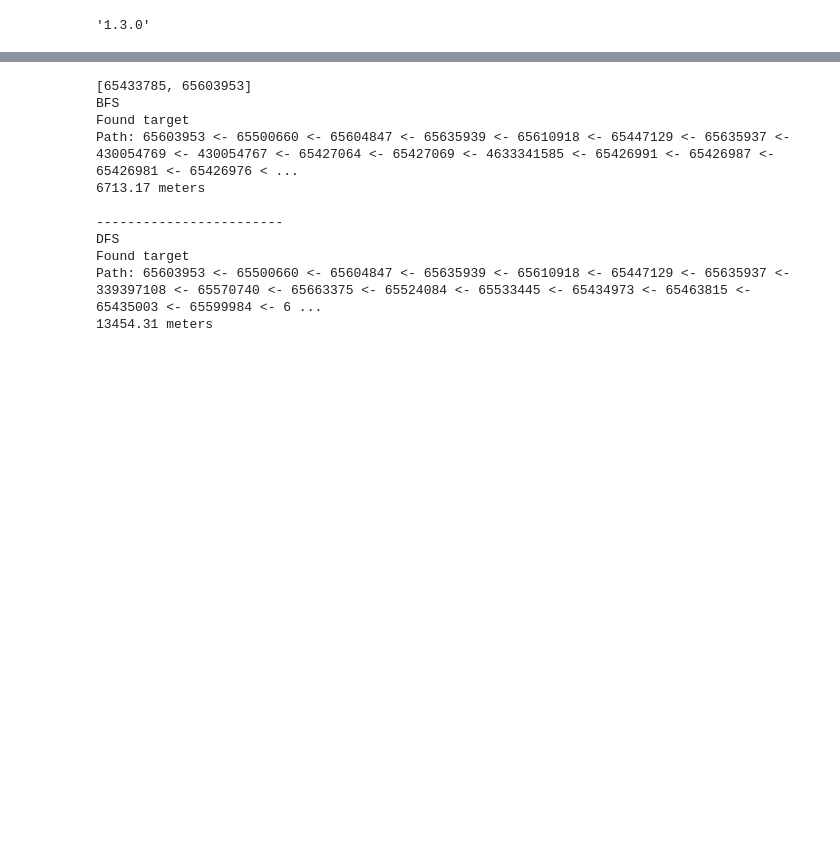
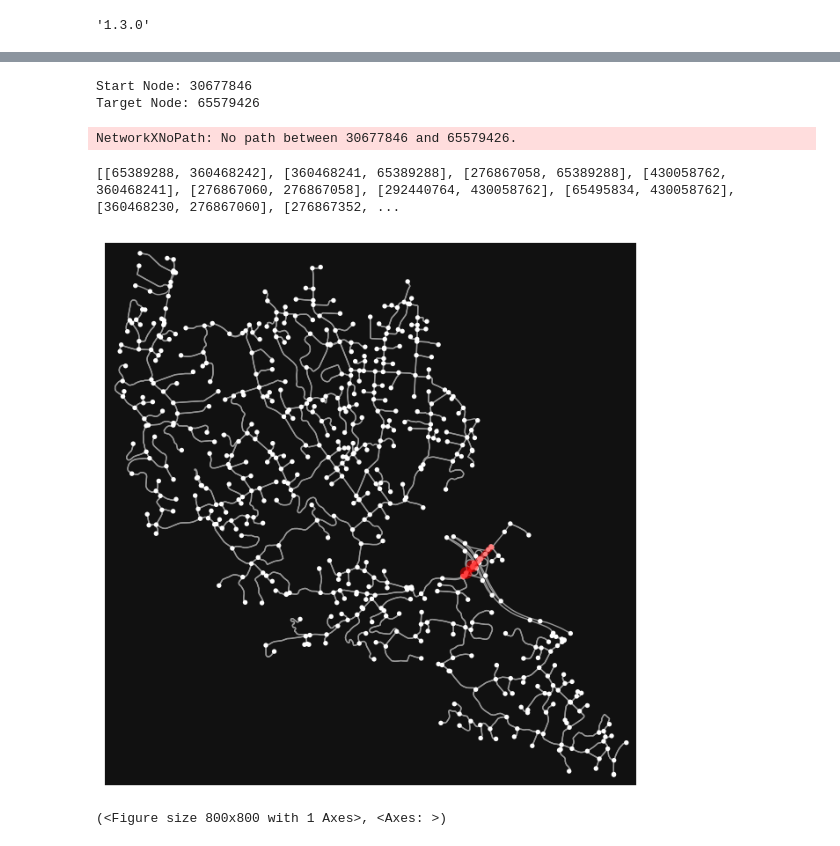
Before and after one commit to vitorfrois/complex-networks-navigation, a Jupyter notebook: demo.ipynb, the cells around one changed output, grey strips where cells are left out. Drawn from its saved outputs; the diff is of its cells as text; code cells hidden in the pictures; blank space fills up the shorter version.

Commit message:
Updated to use nx shortest path

```diff
--- a/demo.ipynb
+++ b/demo.ipynb
@@ -90,23 +103,32 @@ def DFS(graph, first_node, target_node):
 # %%
 random_nodes = choices(list(G.nodes()), k=2)
 
-print(f'{random_nodes}\n')
+print(f'Start Node: {random_nodes[0]}\nTarget Node: {random_nodes[1]}')
 
-print('BFS')
-BFS(G, random_nodes[0], random_nodes[1])
+route = nx.shortest_path(G, random_nodes[0],
+                         random_nodes[1], weight='lenght/maxspeed[0]')
 
-print('\n------------------------\nDFS')
-
-DFS(G, random_nodes[0], random_nodes[1])
+ox.plot_graph_route(G, route=route)
 # %% [output]
-[65433785, 65603953]
-BFS
-Found target
-Path: 65603953 <- 65500660 <- 65604847 <- 65635939 <- 65610918 <- 65447129 <- 65635937 <- 430054769 <- 430054767 <- 65427064 <- 65427069 <- 4633341585 <- 65426991 <- 65426987 <- 65426981 <- 65426976 < ...
-6713.17 meters
-
-------------------------
-DFS
-Found target
-Path: 65603953 <- 65500660 <- 65604847 <- 65635939 <- 65610918 <- 65447129 <- 65635937 <- 339397108 <- 65570740 <- 65663375 <- 65524084 <- 65533445 <- 65434973 <- 65463815 <- 65435003 <- 65599984 <- 6 ...
-13454.31 meters
+Start Node: 30677846
+Target Node: 65579426
+NetworkXNoPath: No path between 30677846 and 65579426.
+# %%
+edges = []
+
+for node in list(visited.keys())[1::]:
+    edges.append([node, visited[node][0]])
+
+print(edges)
+
+route = nx.shortest_path(G, 360468241,
+                         65389288, weight='length')
+
+# ox.plot_graph_routes(G, edges)
+ox.plot_graph_route(G, route=route)
+
+# ox.plot_graph_route(G, random_nodes)
+# %% [output]
+[[65389288, 360468242], [360468241, 65389288], [276867058, 65389288], [430058762, 360468241], [276867060, 276867058], [292440764, 430058762], [65495834, 430058762], [360468230, 276867060], [276867352, ...
+[figure, added]
+(<Figure size 800x800 with 1 Axes>, <Axes: >)
```
Also changed, not shown: parts of 2 cells of this notebook.
